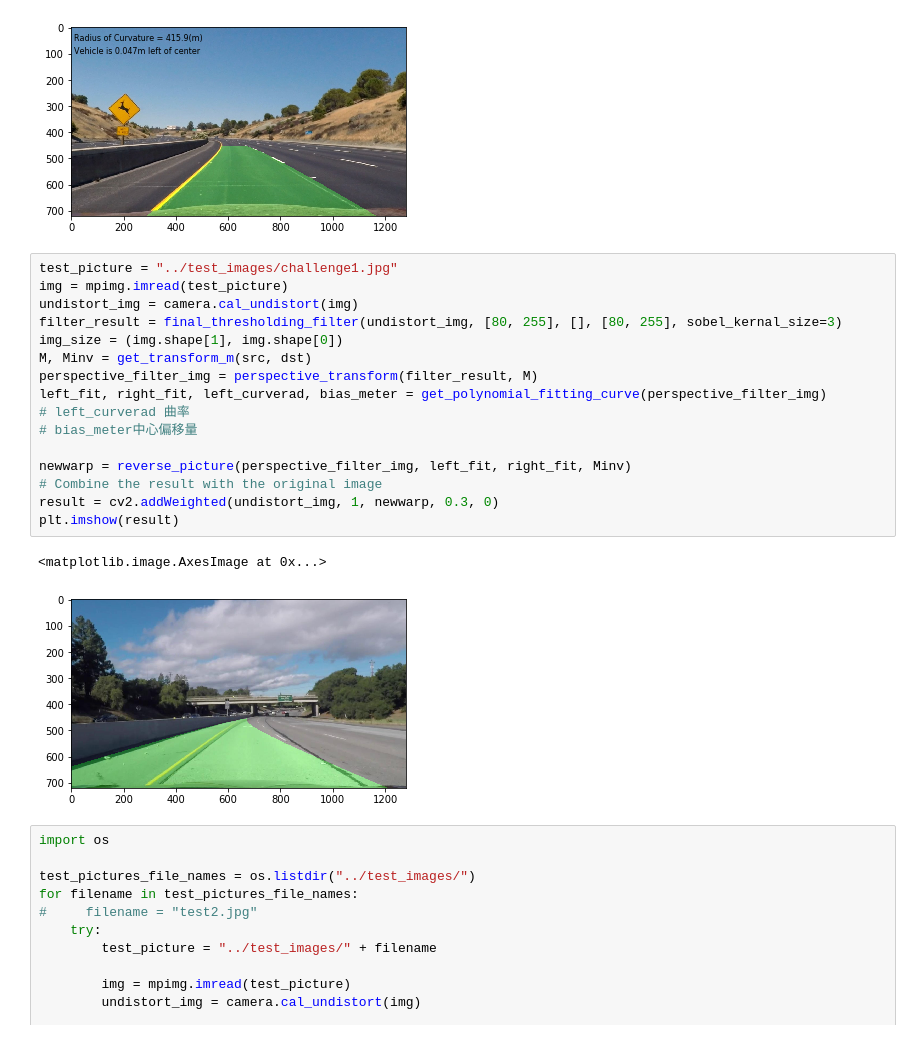
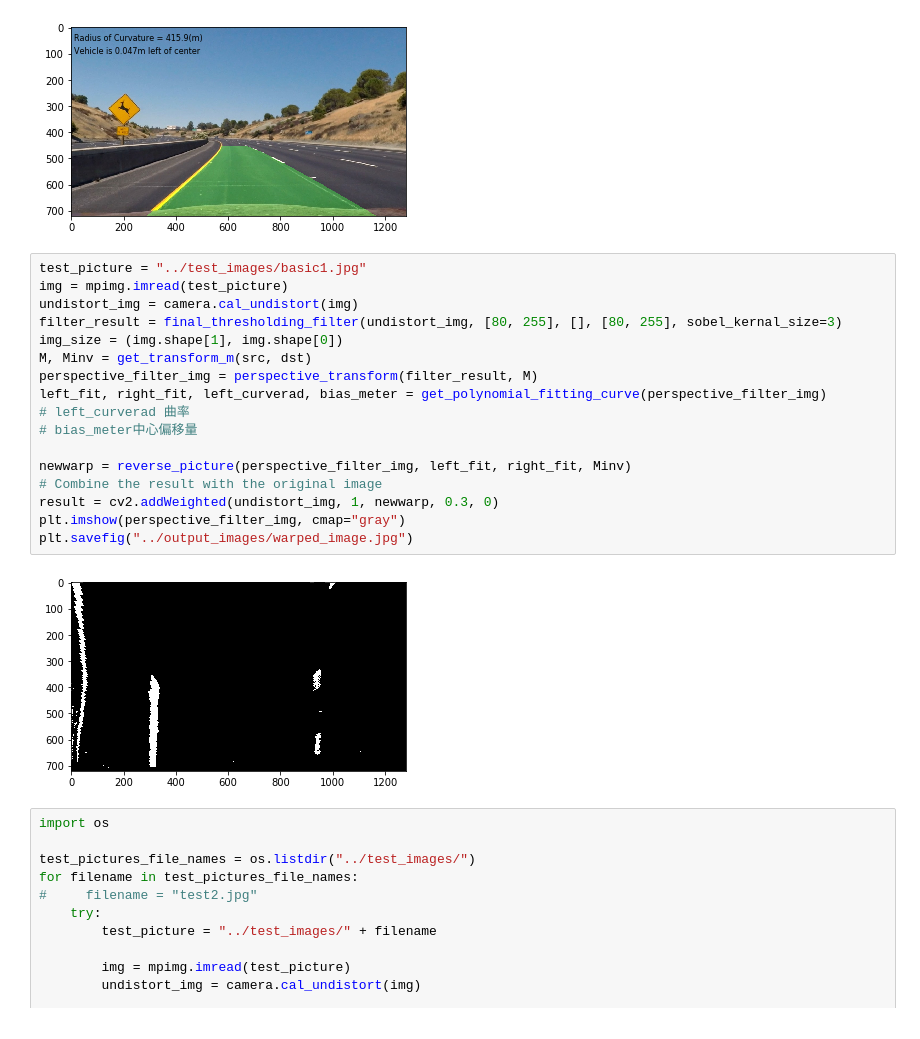
Before and after one commit to wangzhe0912/self_driver_project_2, a Jupyter notebook: project/P2.ipynb, the cells around one changed output. Cells and saved outputs as stored; diff of their text form.

```diff
--- a/project/P2.ipynb
+++ b/project/P2.ipynb
@@ -441,24 +441,24 @@ plt.show()
 # %% [output]
 [figure]
 # %%
-test_picture = "../test_images/challenge1.jpg"
+test_picture = "../test_images/basic1.jpg"
 img = mpimg.imread(test_picture)
 undistort_img = camera.cal_undistort(img)
 filter_result = final_thresholding_filter(undistort_img, [80, 255], [], [80, 255], sobel_kernal_size=3)
 img_size = (img.shape[1], img.shape[0])
 M, Minv = get_transform_m(src, dst)
 perspective_filter_img = perspective_transform(filter_result, M)
 left_fit, right_fit, left_curverad, bias_meter = get_polynomial_fitting_curve(perspective_filter_img)
 # left_curverad 曲率
 # bias_meter中心偏移量
 
 newwarp = reverse_picture(perspective_filter_img, left_fit, right_fit, Minv)
 # Combine the result with the original image
 result = cv2.addWeighted(undistort_img, 1, newwarp, 0.3, 0)
-plt.imshow(result)
+plt.imshow(perspective_filter_img, cmap="gray")
+plt.savefig("../output_images/warped_image.jpg")
 # %% [output]
-<matplotlib.image.AxesImage at 0x...>
-[figure, old version]
+[figure, new version]
 # %%
 import os
 
```
Also changed, not shown: 9 other files.
